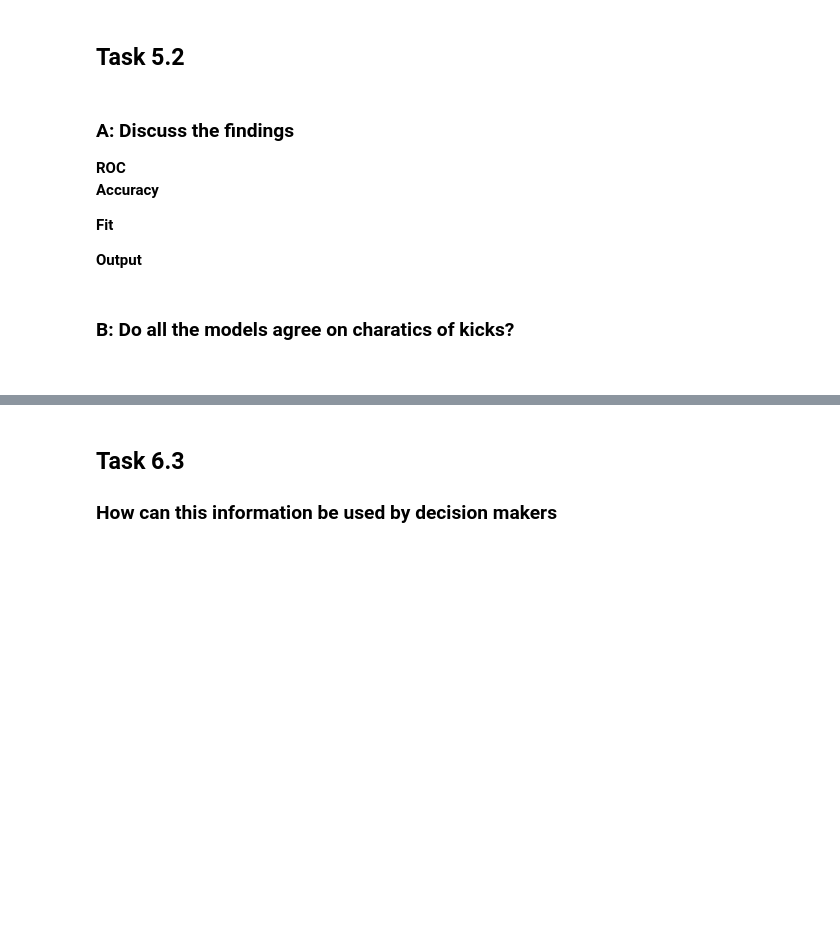
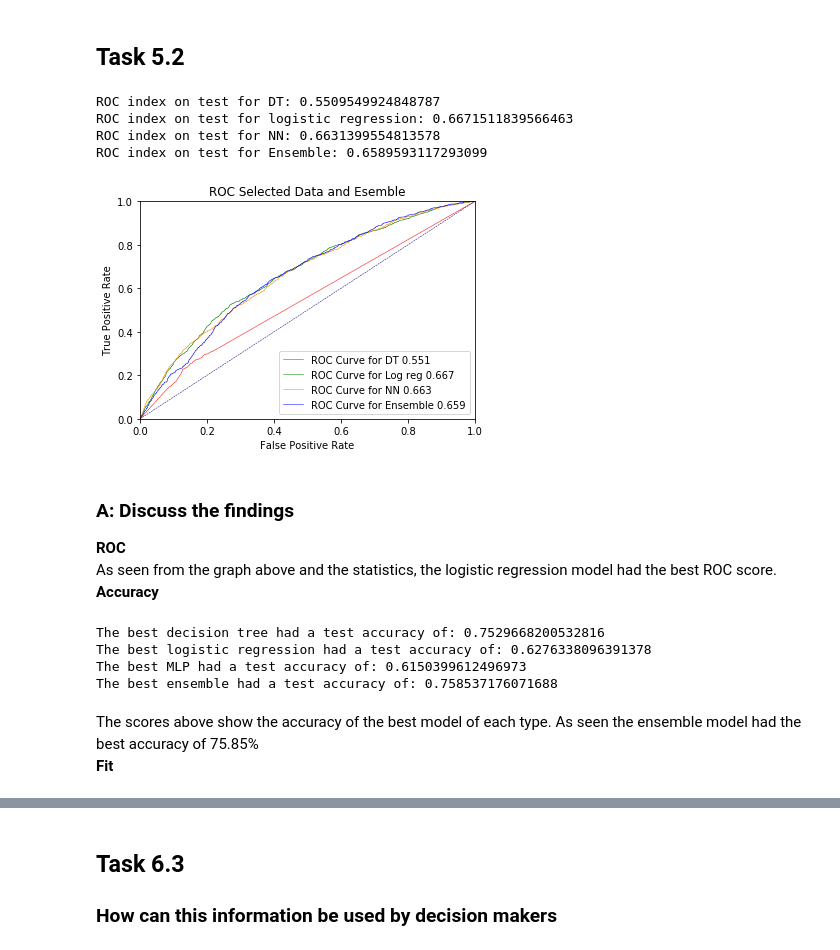
Before and after one commit to Cornelis-Personal/IFN645, a Jupyter notebook: Assignment_1/Ass1_cornel_Implementation.ipynb, the cells around one changed output, grey strips where cells are left out. Drawn from its saved outputs; the diff is of its cells as text; code cells hidden in the pictures; blank space fills up the shorter version.

```diff
--- a/Assignment_1/Ass1_cornel_Implementation.ipynb
+++ b/Assignment_1/Ass1_cornel_Implementation.ipynb
@@ -1776,14 +1886,54 @@ plt.show()
 The ensemble model is better, and this is because it uses the best model and builds upon it.
 # %% [markdown]
 <h2>Task 5.2</h2>
+# %%
+y_pred_proba_vote = voting.predict_proba(X_test_sel)
+roc_index_vote = roc_auc_score(y_test, y_pred_proba_vote[:, 1])
+fpr_vote, tpr_vote, thresholds_vote = roc_curve(y_test, y_pred_proba_vote[:,1])
+y_predV = voting.predict(X_test_sel)
+
+plt.plot(fpr_dt, tpr_dt, label='ROC Curve for DT {:.3f}'.format(roc_index_dt), color='red', lw=0.5)
+plt.plot(fpr_log_reg, tpr_log_reg, label='ROC Curve for Log reg {:.3f}'.format(roc_index_log_reg), color='green', lw=0.5)
+plt.plot(fpr_nn, tpr_nn, label='ROC Curve for NN {:.3f}'.format(roc_index_nn), color='darkorange', lw=0.5)
+plt.plot(fpr_vote, tpr_vote, label='ROC Curve for Ensemble {:.3f}'.format(roc_index_vote), color='blue', lw=0.5)
+
+print("ROC index on test for DT:", roc_index_dt)
+print("ROC index on test for logistic regression:", roc_index_log_reg)
+print("ROC index on test for NN:", roc_index_nn)
+print("ROC index on test for Ensemble:", roc_index_vote)
+
+# plt.plot(fpr[2], tpr[2], color='darkorange',
+# lw=lw, label='ROC curve (area = %0.2f)' % roc_auc[2])
+plt.plot([0, 1], [0, 1], color='navy', lw=0.5, linestyle='--')
+plt.xlim([0.0, 1.0])
+plt.ylim([0.0, 1.0])
+plt.xlabel('False Positive Rate')
+plt.ylabel('True Positive Rate')
+plt.title('ROC Selected Data and Esemble')
+plt.legend(loc="lower right")
+plt.show()
+# %% [output]
+ROC index on test for DT: 0.5509549924848787
+ROC index on test for logistic regression: 0.6671511839566463
+ROC index on test for NN: 0.6631399554813578
+ROC index on test for Ensemble: 0.6589593117293099
+[figure, added]
 # %% [markdown]
 <h3> A: Discuss the findings </h3>
 <b>ROC</b><br>
+As seen from the graph above and the statistics, the logistic regression model had the best ROC score.
 
 <b>Accuracy</b>
-
-<b>Fit</b>
-
-<b>Output</b>
-# %% [markdown]
-<h3> B: Do all the models agree on charatics of kicks? </h3><br>
+# %%
+print("The best decision tree had a test accuracy of:", modelDT.score(X_test_sel, y_test))
+print("The best logistic regression had a test accuracy of:", modelLG.score(X_test_sel, y_test))
+print("The best MLP had a test accuracy of:", modelMLP.score(X_test_sel, y_test))
+print("The best ensemble had a test accuracy of:", voting.score(X_test_sel, y_test))
+# %% [output]
+The best decision tree had a test accuracy of: 0.7529668200532816
+The best logistic regression had a test accuracy of: 0.6276338096391378
+The best MLP had a test accuracy of: 0.6150399612496973
+The best ensemble had a test accuracy of: 0.758537176071688
+# %% [markdown]
+The scores above show the accuracy of the best model of each type. As seen the ensemble model had the best accuracy of 75.85% <br>
+<b>Fit</b>
```
Also changed, not shown: parts of 19 cells of this notebook.
